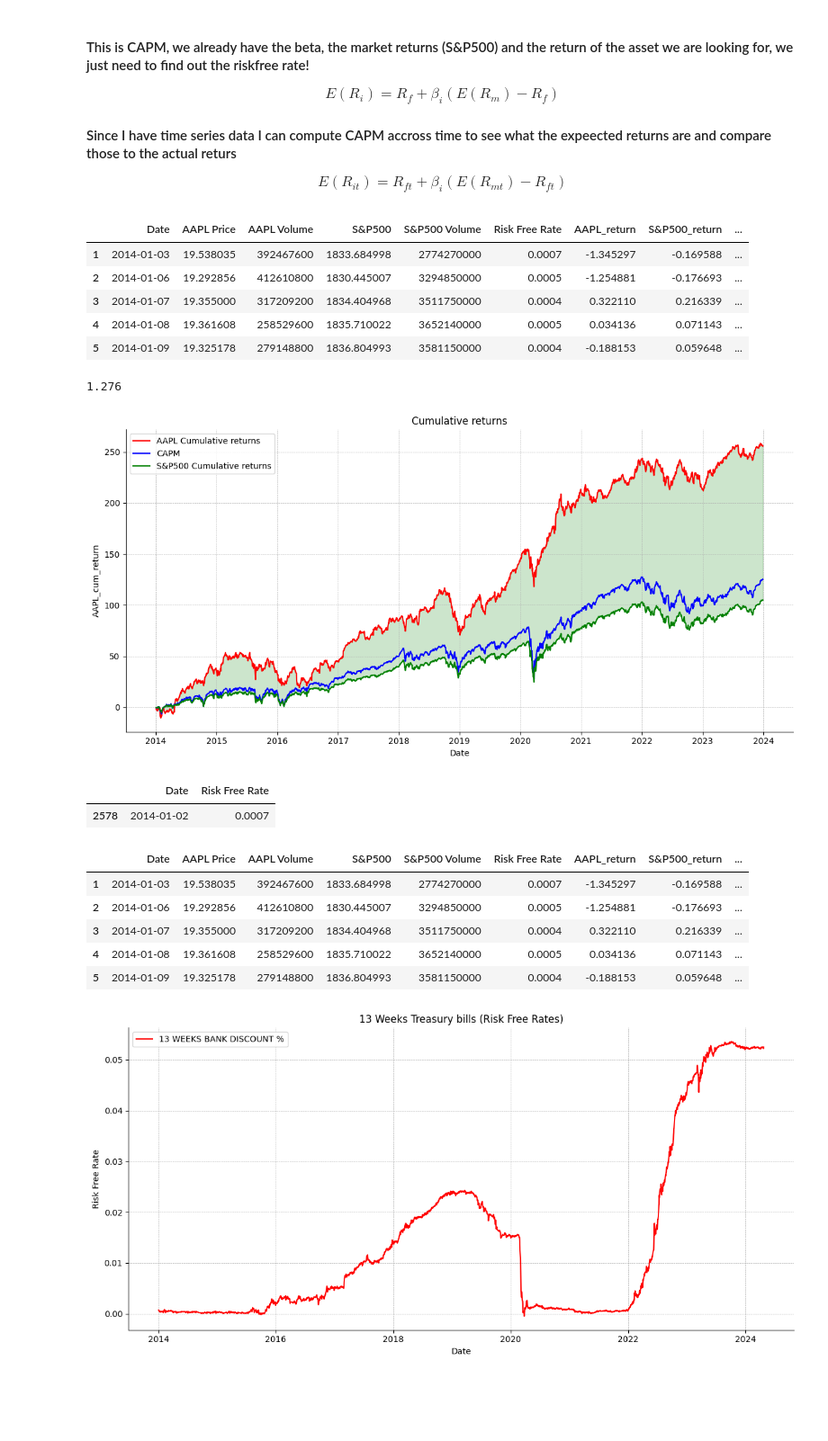
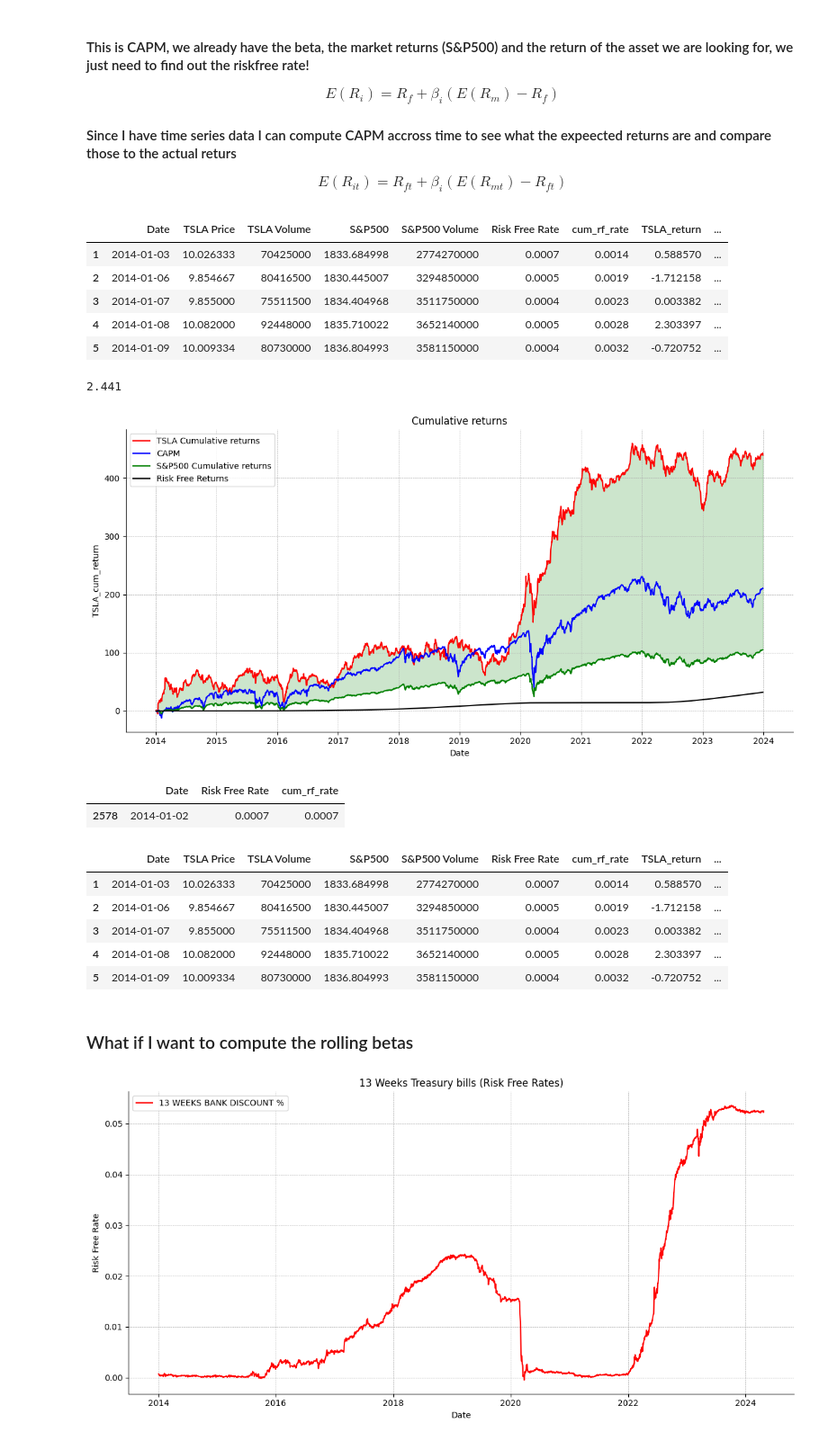
Before and after one commit to maseehfaizan/Project-Code, a Jupyter notebook: Master.ipynb, the cells around one changed output. Shown at 90% size. Drawn from its saved outputs; the diff is of its cells as text; code cells hidden in the pictures; blank space fills up the shorter version.

Commit message:
Finalised the riskfree rate, CAPM and various plots

```diff
--- a/Master.ipynb
+++ b/Master.ipynb
@@ -55,7 +55,7 @@ ticker_df.head()
 ##### Moreover, I need to add leading zeros making the cik number a total of 10, as suggested in the documentation
 # %%
 # I need to find the cik code given the company ticker lets take AAPL as an example
-tic = 'AAPL'
+tic = 'TSLA'
 cik = ticker_df.loc[ticker_df['ticker'] == tic, 'cik'].iloc[0]
 print(cik)
 # %% [output]
@@ -334,6 +334,7 @@ rate = rate.sort_values(by='Date')
 rate = rate[['Date','13 WEEKS BANK DISCOUNT']]
 rate = rate.rename(columns={'13 WEEKS BANK DISCOUNT':'Risk Free Rate'})
 rate['Risk Free Rate'] = rate['Risk Free Rate']/100
+rate['cum_rf_rate'] = rate['Risk Free Rate'].cumsum()
 rate = rate.drop_duplicates(subset='Date')
 
 rate.head(2)
@@ -394,54 +395,60 @@ $$E(R_{it}) = R_{ft} + \beta_i (E(R_{mt}) - R_{ft})$$
 # %%
 main.head()
 # %% [output]
-|  | Date | AAPL Price | AAPL Volume | S&P500 | S&P500 Volume | Risk Free Rate | AAPL_return | S&P500_return | ... |
-| 1 | 2014-01-03 | 19.538035 | 392467600 | 1833.684998 | 2774270000 | 0.0007 | -1.345297 | -0.169588 | ... |
-| 2 | 2014-01-06 | 19.292856 | 412610800 | 1830.445007 | 3294850000 | 0.0005 | -1.254881 | -0.176693 | ... |
-| 3 | 2014-01-07 | 19.355000 | 317209200 | 1834.404968 | 3511750000 | 0.0004 | 0.322110 | 0.216339 | ... |
-| 4 | 2014-01-08 | 19.361608 | 258529600 | 1835.710022 | 3652140000 | 0.0005 | 0.034136 | 0.071143 | ... |
-| 5 | 2014-01-09 | 19.325178 | 279148800 | 1836.804993 | 3581150000 | 0.0004 | -0.188153 | 0.059648 | ... |
+|  | Date | TSLA Price | TSLA Volume | S&P500 | S&P500 Volume | Risk Free Rate | cum_rf_rate | TSLA_return | ... |
+| 1 | 2014-01-03 | 10.026333 | 70425000 | 1833.684998 | 2774270000 | 0.0007 | 0.0014 | 0.588570 | ... |
+| 2 | 2014-01-06 | 9.854667 | 80416500 | 1830.445007 | 3294850000 | 0.0005 | 0.0019 | -1.712158 | ... |
+| 3 | 2014-01-07 | 9.855000 | 75511500 | 1834.404968 | 3511750000 | 0.0004 | 0.0023 | 0.003382 | ... |
+| 4 | 2014-01-08 | 10.082000 | 92448000 | 1835.710022 | 3652140000 | 0.0005 | 0.0028 | 2.303397 | ... |
+| 5 | 2014-01-09 | 10.009334 | 80730000 | 1836.804993 | 3581150000 | 0.0004 | 0.0032 | -0.720752 | ... |
 # %%
 main['CAPM'] = (main['Risk Free Rate']) + beta * (main['S&P500_return'] - main['Risk Free Rate'])
 main['CAPM_cum'] = main['CAPM'].cumsum()
 # %%
 beta
 # %% [output]
-1.276
+2.441
 # %%
 fig, axs = plt.subplots(figsize=(12, 6))
 
 
 
 sns.lineplot(data=main, x='Date', y=f'{tic}_cum_return',label=f'{tic} Cumulative returns', ax=axs,color='red')
 
 sns.lineplot(data=main, x='Date', y='CAPM_cum',label='CAPM', ax=axs, color='blue')
 
 sns.lineplot(data=main, x='Date', y='S&P500_cum_return',label='S&P500 Cumulative returns', ax=axs, color='green')
+
+sns.lineplot(data=main, x='Date', y='cum_rf_rate',label='Risk Free Returns', ax=axs, color='black')
+
+
 axs.spines['top'].set_visible(False)
 axs.spines['right'].set_visible(False)
 
 # Adjust layout
 plt.title('Cumulative returns')
 plt.tight_layout()
 plt.grid(True, which='both', linestyle='--', linewidth=0.5)
 plt.fill_between(main['Date'], main[f'{tic}_cum_return'].values, main['S&P500_cum_return'].values, color='green', alpha=0.2)
 plt.show()
 # %% [output]
-[figure, old version]
+[figure, new version]
 # %%
 rate.head(1)
 # %% [output]
-|  | Date | Risk Free Rate |
-| 2578 | 2014-01-02 | 0.0007 |
+|  | Date | Risk Free Rate | cum_rf_rate |
+| 2578 | 2014-01-02 | 0.0007 | 0.0007 |
 # %%
 main.head()
 # %% [output]
-|  | Date | AAPL Price | AAPL Volume | S&P500 | S&P500 Volume | Risk Free Rate | AAPL_return | S&P500_return | ... |
-| 1 | 2014-01-03 | 19.538035 | 392467600 | 1833.684998 | 2774270000 | 0.0007 | -1.345297 | -0.169588 | ... |
-| 2 | 2014-01-06 | 19.292856 | 412610800 | 1830.445007 | 3294850000 | 0.0005 | -1.254881 | -0.176693 | ... |
-| 3 | 2014-01-07 | 19.355000 | 317209200 | 1834.404968 | 3511750000 | 0.0004 | 0.322110 | 0.216339 | ... |
-| 4 | 2014-01-08 | 19.361608 | 258529600 | 1835.710022 | 3652140000 | 0.0005 | 0.034136 | 0.071143 | ... |
-| 5 | 2014-01-09 | 19.325178 | 279148800 | 1836.804993 | 3581150000 | 0.0004 | -0.188153 | 0.059648 | ... |
+|  | Date | TSLA Price | TSLA Volume | S&P500 | S&P500 Volume | Risk Free Rate | cum_rf_rate | TSLA_return | ... |
+| 1 | 2014-01-03 | 10.026333 | 70425000 | 1833.684998 | 2774270000 | 0.0007 | 0.0014 | 0.588570 | ... |
+| 2 | 2014-01-06 | 9.854667 | 80416500 | 1830.445007 | 3294850000 | 0.0005 | 0.0019 | -1.712158 | ... |
+| 3 | 2014-01-07 | 9.855000 | 75511500 | 1834.404968 | 3511750000 | 0.0004 | 0.0023 | 0.003382 | ... |
+| 4 | 2014-01-08 | 10.082000 | 92448000 | 1835.710022 | 3652140000 | 0.0005 | 0.0028 | 2.303397 | ... |
+| 5 | 2014-01-09 | 10.009334 | 80730000 | 1836.804993 | 3581150000 | 0.0004 | 0.0032 | -0.720752 | ... |
+# %% [markdown]
+### What if I want to compute the rolling betas
 # %%
 fig, axs = plt.subplots(figsize=(12, 6))
 
```
Also changed, not shown: parts of 12 cells of this notebook, 1 other file.
